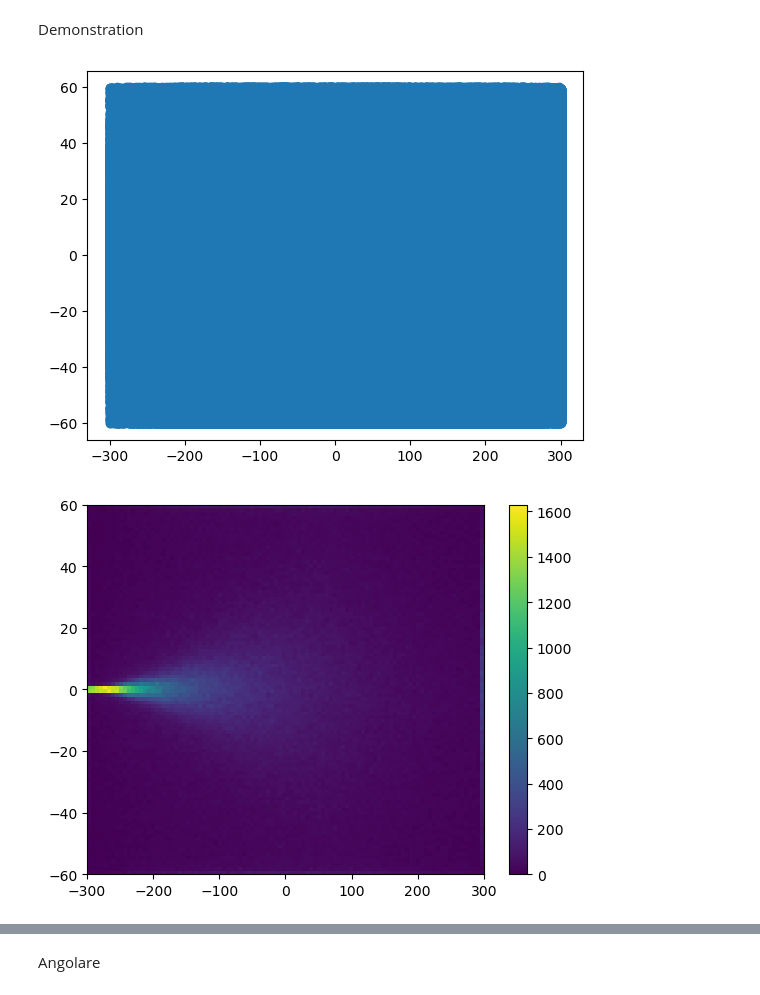
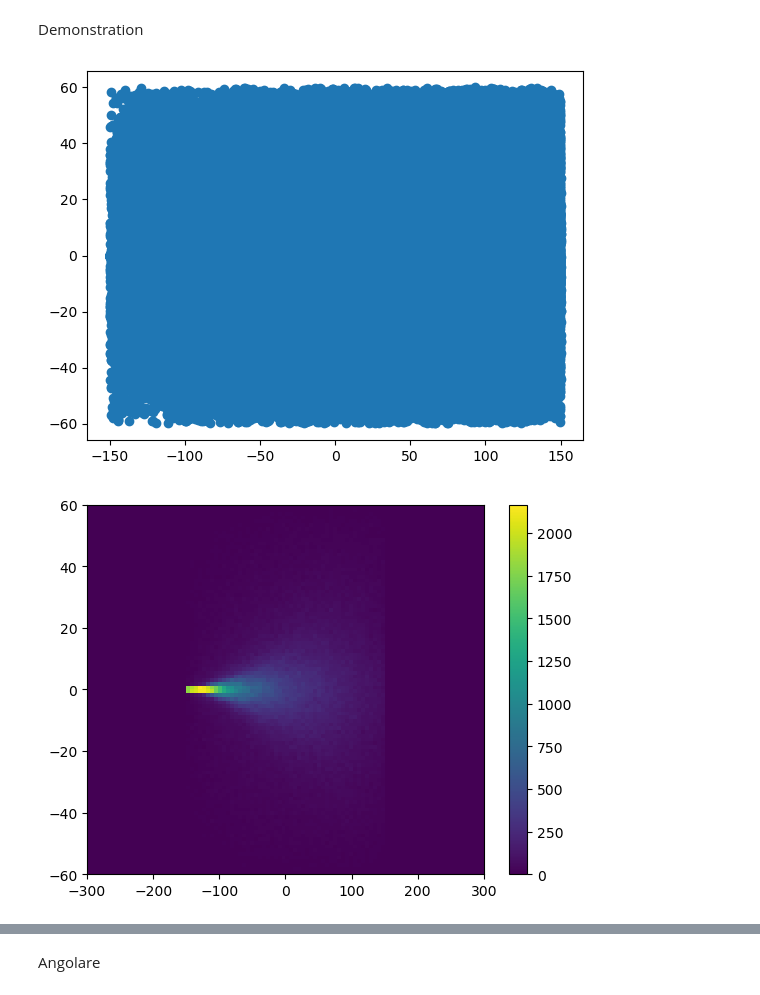
Before and after one commit to francescouni0/Online-Monitoring, a Jupyter notebook: Brem.ipynb, the cells around one changed output, grey strips where cells are left out. Cells and saved outputs as stored; diff of their text form; code cells hidden in the pictures.

```diff
--- a/Brem.ipynb
+++ b/Brem.ipynb
@@ -129,18 +129,18 @@ plt.show()
 # %% [markdown]
 Demonstration
 # %%
-csv_file_path3 = 'dati/cilindrofan/150mev/gamma_entering_particles60cm.csv'
+csv_file_path3 = 'build/gamma_entering_particles.csv'
 
 
 df_gamma = pd.read_csv(csv_file_path3, delimiter=',', header=None, names=['Energy', 'X', 'Y', 'Z','pX', 'pY', 'pZ','evt'])
 
 
 plt.scatter(df_gamma['X'], df_gamma['Y'], label='C11',)
 #plt.xlim(-150, 150)
 #plt.ylim(-100, 100)
 plt.show()
 # %% [output]
-[figure, old version]
+[figure, new version]
 # %%
 
 mask = ~np.isclose(df_gamma['Energy'], 510.99, atol=0.1 * 510.99)
@@ -150,5 +150,5 @@ plt.hist2d(df_gamma['X'], df_gamma['Y'], bins=(100,100), cmap='viridis',range=[[
 plt.colorbar()
 plt.show()
 # %% [output]
-[figure, old version]
+[figure, new version]
 # %%
```
Also changed, not shown: parts of 3 cells of this notebook, 3 other files.
